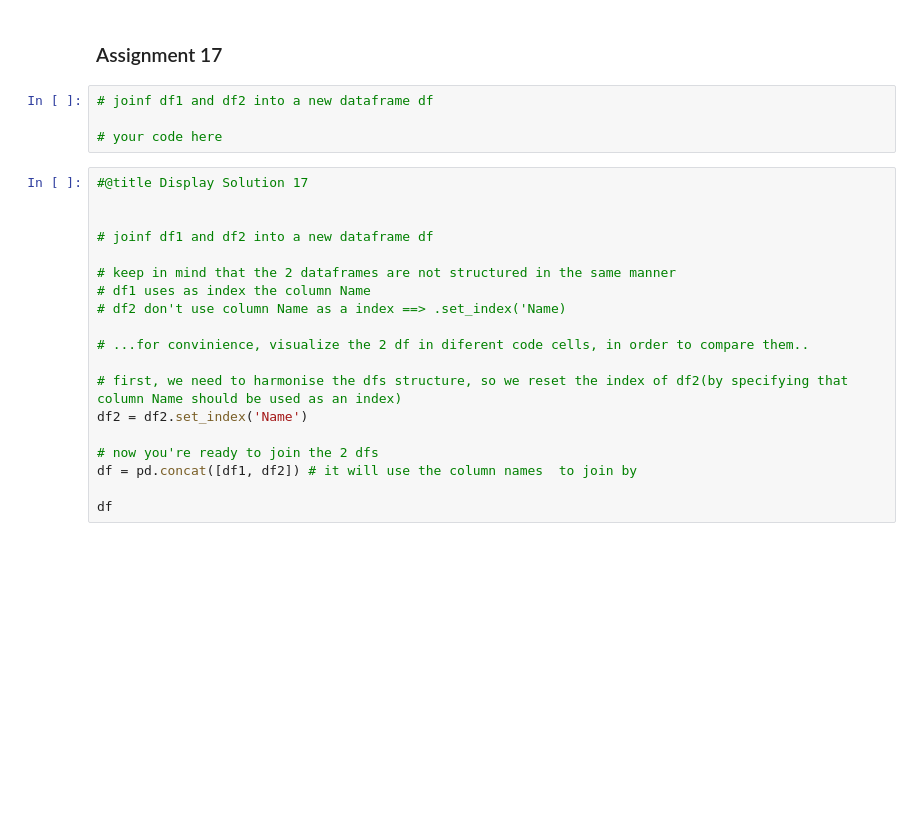
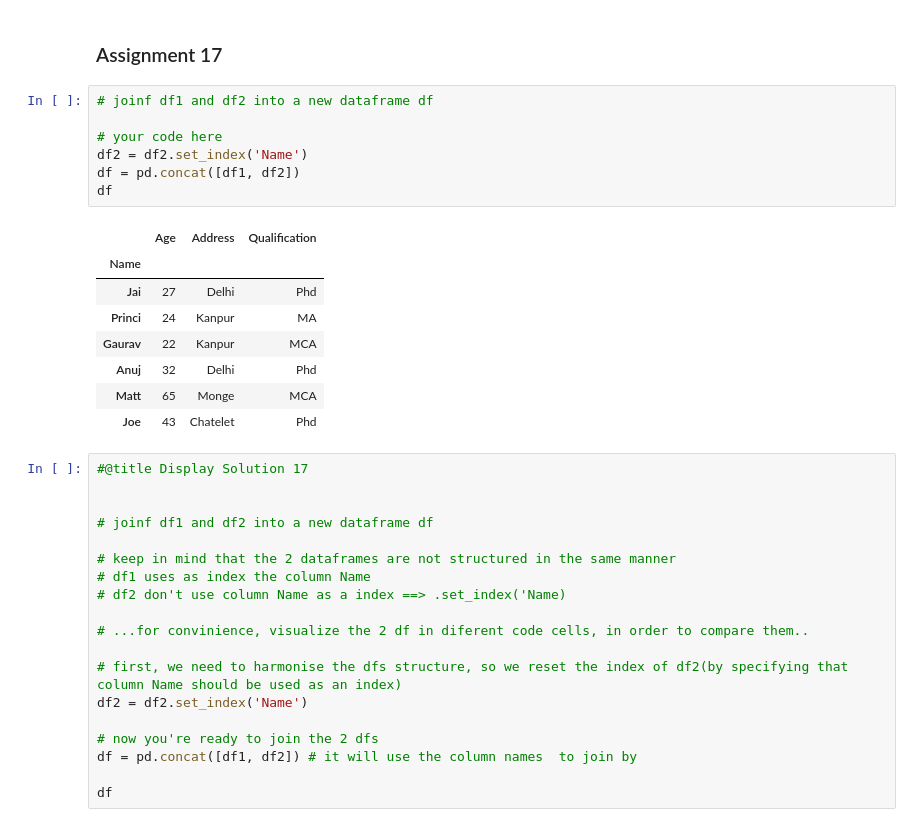
Before and after one commit to seanjerome/Python_Excel_Automation, a Jupyter notebook: Draft_20230202_Python_Basics_Module_1.ipynb, the cells around one changed output. Cells and saved outputs as stored; diff of their text form; blank space fills up the shorter version.

```diff
--- a/Draft_20230202_Python_Basics_Module_1.ipynb
+++ b/Draft_20230202_Python_Basics_Module_1.ipynb
@@ -1784,7 +2048,19 @@ df2
 # %%
 # joinf df1 and df2 into a new dataframe df
 
 # your code here
+df2 = df2.set_index('Name')
+df = pd.concat([df1, df2])
+df
+# %% [output]
+|  | Age | Address | Qualification |
+| Name |  |  |  |
+| Jai | 27 | Delhi | Phd |
+| Princi | 24 | Kanpur | MA |
+| Gaurav | 22 | Kanpur | MCA |
+| Anuj | 32 | Delhi | Phd |
+| Matt | 65 | Monge | MCA |
+| Joe | 43 | Chatelet | Phd |
 # %%
 #@title Display Solution 17
 
```
Also changed, not shown: parts of 75 cells of this notebook.
